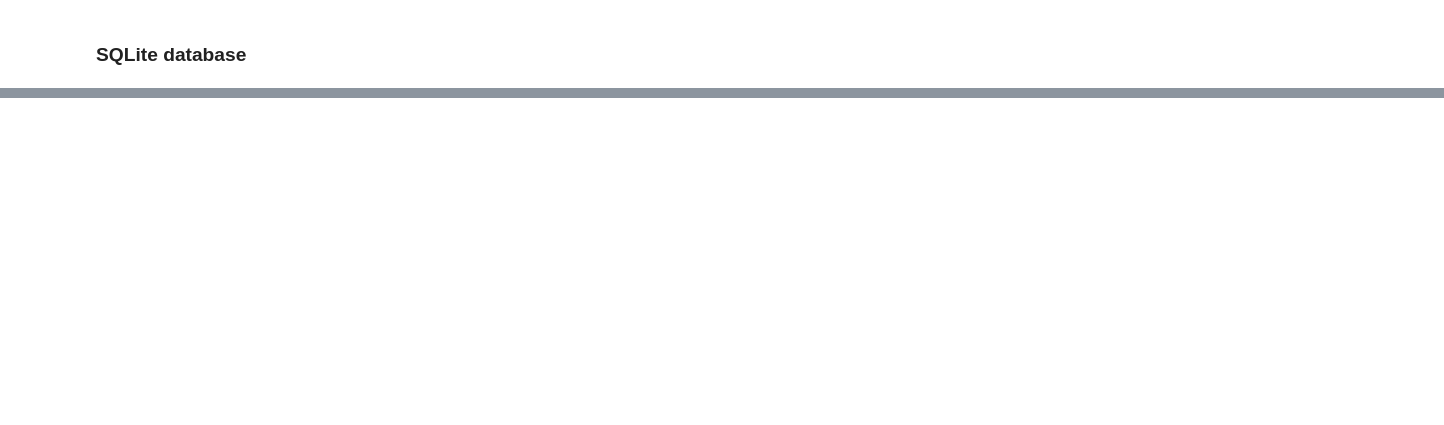
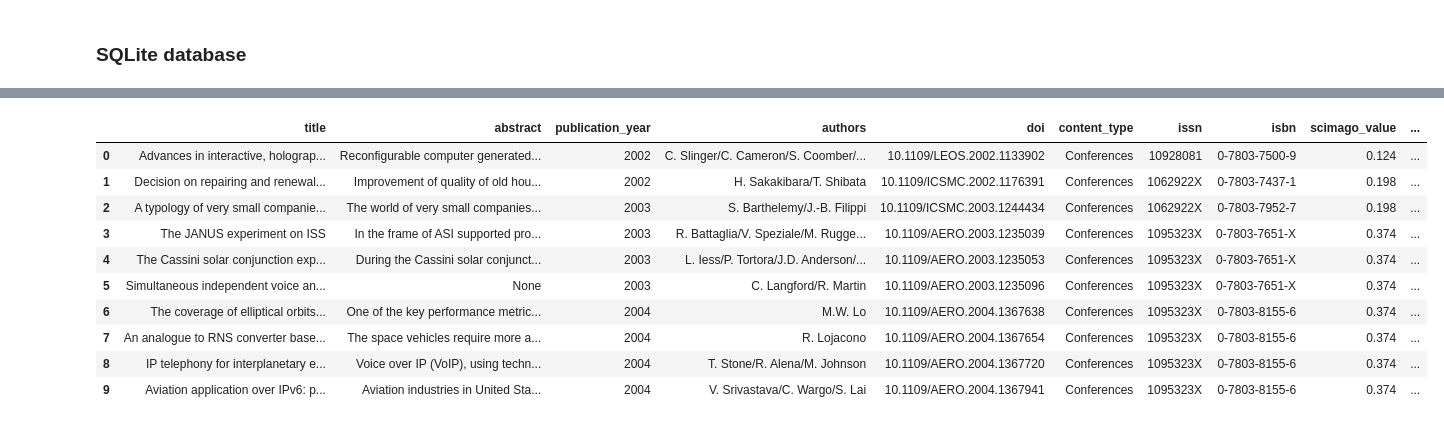
Before and after one commit to cnjraad/MBA_PyForDE, a Jupyter notebook: script_analisa_bibtex/aula_2_analisa_bibtex.ipynb, the cells around one changed output, grey strips where cells are left out. Cells and saved outputs as stored; diff of their text form; code cells hidden in the pictures; blank space fills up the shorter version.

```diff
--- a/script_analisa_bibtex/aula_2_analisa_bibtex.ipynb
+++ b/script_analisa_bibtex/aula_2_analisa_bibtex.ipynb
@@ -466 +476,18 @@ cur.execute('SELECT * FROM tb_articles')
   None)]
+# %%
+# cur.execute('SELECT * FROM tb_articles')
+# [row for row in cur.fetchall()]
+
+pd.read_sql_query("SELECT * FROM tb_articles LIMIT 10", conn)
+# %% [output]
+|  | title | abstract | publication_year | authors | doi | content_type | issn | isbn | scimago_value | ... |
+| 0 | Advances in interactive, holograp... | Reconfigurable computer generated... | 2002 | C. Slinger/C. Cameron/S. Coomber/... | 10.1109/LEOS.2002.1133902 | Conferences | 10928081 | 0-7803-7500-9 | 0.124 | ... |
+| 1 | Decision on repairing and renewal... | Improvement of quality of old hou... | 2002 | H. Sakakibara/T. Shibata | 10.1109/ICSMC.2002.1176391 | Conferences | 1062922X | 0-7803-7437-1 | 0.198 | ... |
+| 2 | A typology of very small companie... | The world of very small companies... | 2003 | S. Barthelemy/J.-B. Filippi | 10.1109/ICSMC.2003.1244434 | Conferences | 1062922X | 0-7803-7952-7 | 0.198 | ... |
+| 3 | The JANUS experiment on ISS | In the frame of ASI supported pro... | 2003 | R. Battaglia/V. Speziale/M. Rugge... | 10.1109/AERO.2003.1235039 | Conferences | 1095323X | 0-7803-7651-X | 0.374 | ... |
+| 4 | The Cassini solar conjunction exp... | During the Cassini solar conjunct... | 2003 | L. Iess/P. Tortora/J.D. Anderson/... | 10.1109/AERO.2003.1235053 | Conferences | 1095323X | 0-7803-7651-X | 0.374 | ... |
+| 5 | Simultaneous independent voice an... | None | 2003 | C. Langford/R. Martin | 10.1109/AERO.2003.1235096 | Conferences | 1095323X | 0-7803-7651-X | 0.374 | ... |
+| 6 | The coverage of elliptical orbits... | One of the key performance metric... | 2004 | M.W. Lo | 10.1109/AERO.2004.1367638 | Conferences | 1095323X | 0-7803-8155-6 | 0.374 | ... |
+| 7 | An analogue to RNS converter base... | The space vehicles require more a... | 2004 | R. Lojacono | 10.1109/AERO.2004.1367654 | Conferences | 1095323X | 0-7803-8155-6 | 0.374 | ... |
+| 8 | IP telephony for interplanetary e... | Voice over IP (VoIP), using techn... | 2004 | T. Stone/R. Alena/M. Johnson | 10.1109/AERO.2004.1367720 | Conferences | 1095323X | 0-7803-8155-6 | 0.374 | ... |
+| 9 | Aviation application over IPv6: p... | Aviation industries in United Sta... | 2004 | V. Srivastava/C. Wargo/S. Lai | 10.1109/AERO.2004.1367941 | Conferences | 1095323X | 0-7803-8155-6 | 0.374 | ... |
```
Also changed, not shown: parts of 7 cells of this notebook.
